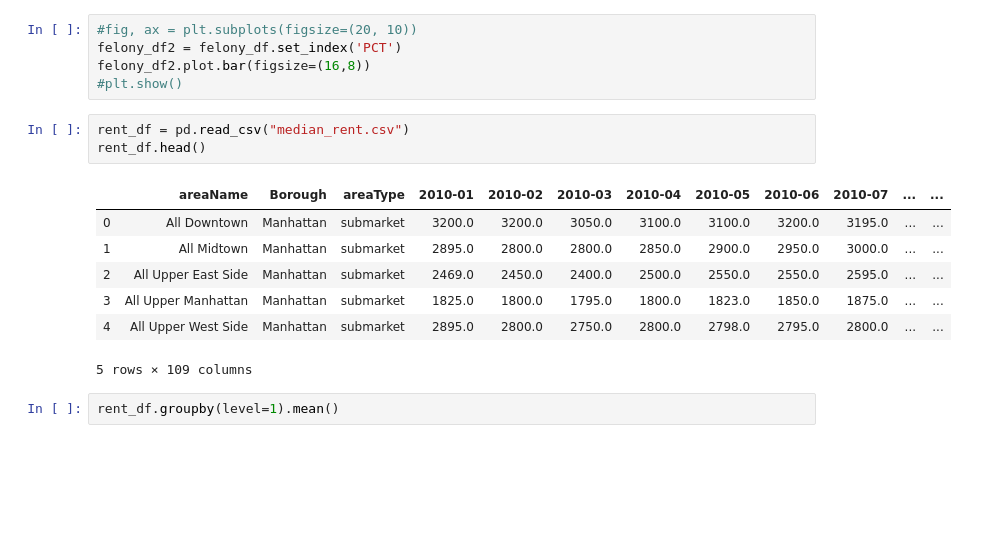
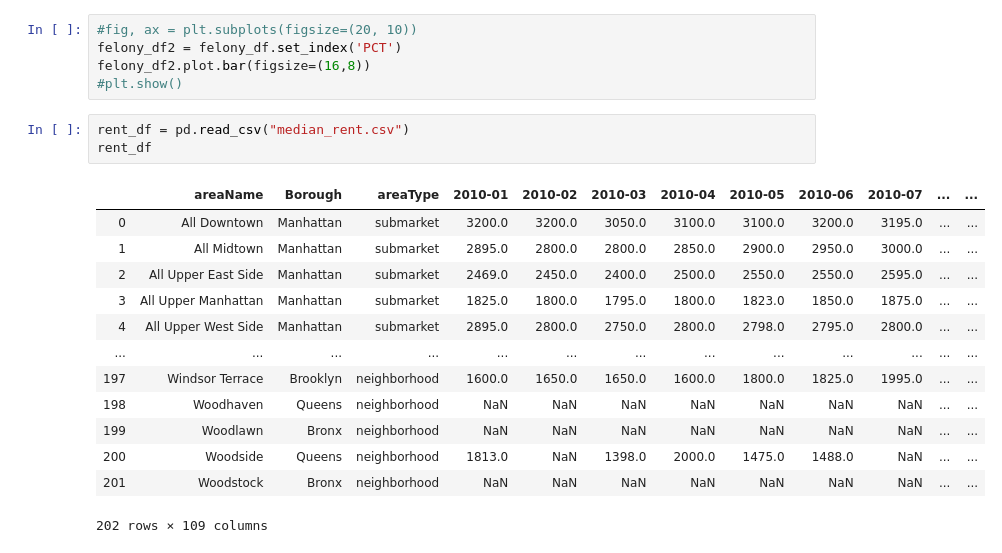
Before and after one commit to triolinho/stats_project, a Jupyter notebook: project_nb.ipynb, the cells around one changed output. Saved outputs shown, nothing was run; the diff lists cells and outputs as text; blank space fills up the shorter version.

```diff
--- a/project_nb.ipynb
+++ b/project_nb.ipynb
@@ -82,14 +82,18 @@ felony_df2.plot.bar(figsize=(16,8))
 #plt.show()
 # %%
 rent_df = pd.read_csv("median_rent.csv")
-rent_df.head()
+rent_df
 # %% [output]
 |  | areaName | Borough | areaType | 2010-01 | 2010-02 | 2010-03 | 2010-04 | 2010-05 | 2010-06 | 2010-07 | ... | ... |
 | 0 | All Downtown | Manhattan | submarket | 3200.0 | 3200.0 | 3050.0 | 3100.0 | 3100.0 | 3200.0 | 3195.0 | ... | ... |
 | 1 | All Midtown | Manhattan | submarket | 2895.0 | 2800.0 | 2800.0 | 2850.0 | 2900.0 | 2950.0 | 3000.0 | ... | ... |
 | 2 | All Upper East Side | Manhattan | submarket | 2469.0 | 2450.0 | 2400.0 | 2500.0 | 2550.0 | 2550.0 | 2595.0 | ... | ... |
 | 3 | All Upper Manhattan | Manhattan | submarket | 1825.0 | 1800.0 | 1795.0 | 1800.0 | 1823.0 | 1850.0 | 1875.0 | ... | ... |
 | 4 | All Upper West Side | Manhattan | submarket | 2895.0 | 2800.0 | 2750.0 | 2800.0 | 2798.0 | 2795.0 | 2800.0 | ... | ... |
+| ... | ... | ... | ... | ... | ... | ... | ... | ... | ... | ... | ... | ... |
+| 197 | Windsor Terrace | Brooklyn | neighborhood | 1600.0 | 1650.0 | 1650.0 | 1600.0 | 1800.0 | 1825.0 | 1995.0 | ... | ... |
+| 198 | Woodhaven | Queens | neighborhood | NaN | NaN | NaN | NaN | NaN | NaN | NaN | ... | ... |
+| 199 | Woodlawn | Bronx | neighborhood | NaN | NaN | NaN | NaN | NaN | NaN | NaN | ... | ... |
+| 200 | Woodside | Queens | neighborhood | 1813.0 | NaN | 1398.0 | 2000.0 | 1475.0 | 1488.0 | NaN | ... | ... |
+| 201 | Woodstock | Bronx | neighborhood | NaN | NaN | NaN | NaN | NaN | NaN | NaN | ... | ... |
-5 rows × 109 columns
+202 rows × 109 columns
-# %%
-rent_df.groupby(level=1).mean()
```
Also changed, not shown: parts of 5 cells of this notebook.
